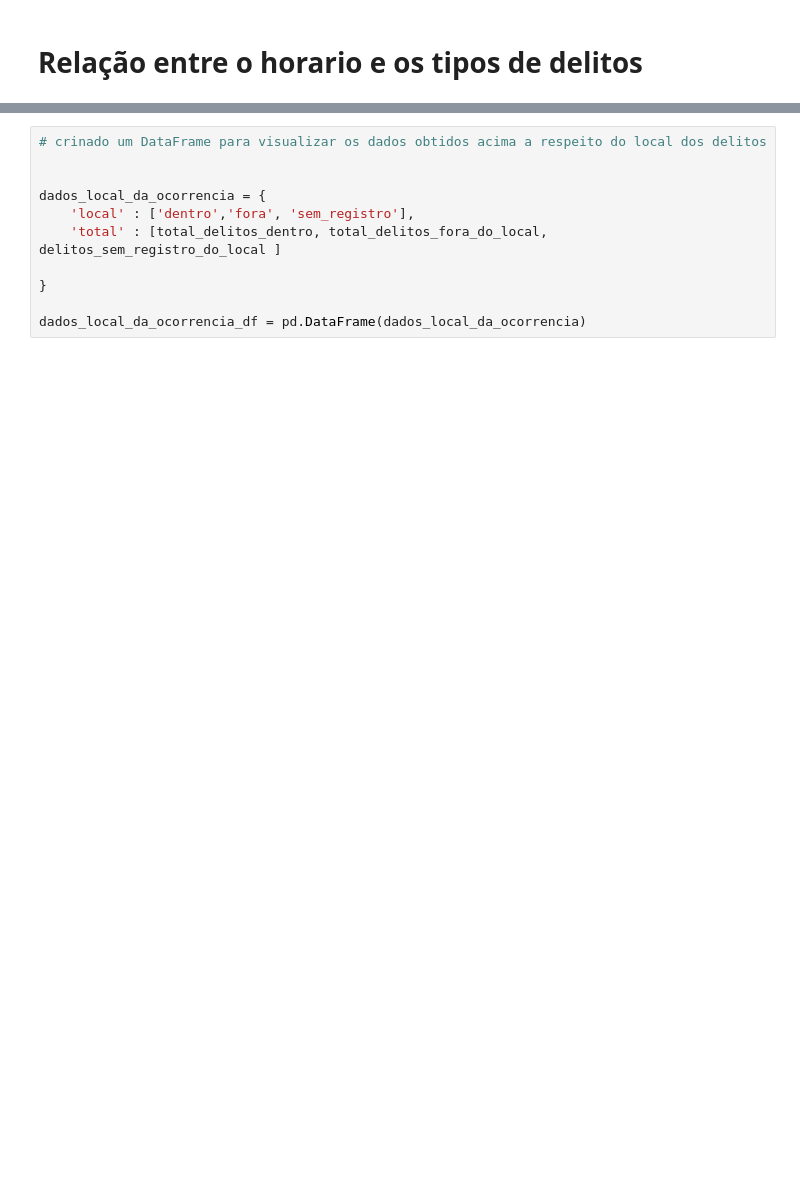
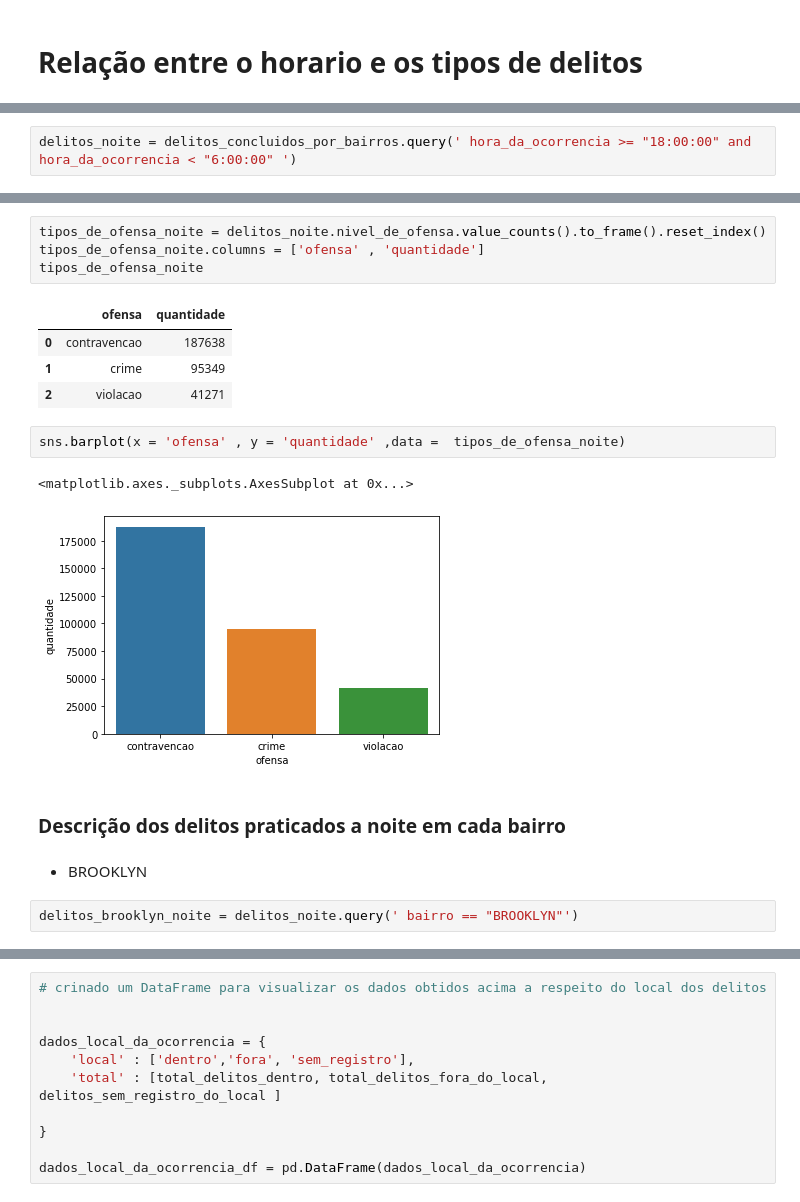
Before and after one commit to robertferro/crimes_ny, a Jupyter notebook: Crimes_NY-visualization.ipynb, the cells around one changed output, grey strips where cells are left out. Saved outputs shown, nothing was run; the diff lists cells and outputs as text; blank space fills up the shorter version.

```diff
--- a/Crimes_NY-visualization.ipynb
+++ b/Crimes_NY-visualization.ipynb
@@ -322,0 +389,2 @@ jurisdicao_violacao.jurisdicao.value_counts()
+# %%
+delitos_noite = delitos_concluidos_por_bairros.query(' hora_da_ocorrencia >= "18:00:00" and hora_da_ocorrencia < "6:00:00" ')
@@ -322,0 +400,20 @@ jurisdicao_violacao.jurisdicao.value_counts()
+# %%
+tipos_de_ofensa_noite = delitos_noite.nivel_de_ofensa.value_counts().to_frame().reset_index()
+tipos_de_ofensa_noite.columns = ['ofensa' , 'quantidade']
+tipos_de_ofensa_noite
+# %% [output]
+|  | ofensa | quantidade |
+| 0 | contravencao | 187638 |
+| 1 | crime | 95349 |
+| 2 | violacao | 41271 |
+# %%
+sns.barplot(x = 'ofensa' , y = 'quantidade' ,data =  tipos_de_ofensa_noite)
+# %% [output]
+<matplotlib.axes._subplots.AxesSubplot at 0x...>
+[figure, added]
+# %% [markdown]
+### Descrição dos delitos praticados a noite em cada bairro
+# %% [markdown]
+ - BROOKLYN
+# %%
+delitos_brooklyn_noite = delitos_noite.query(' bairro == "BROOKLYN"')
```
Also changed, not shown: parts of 145 cells of this notebook.
